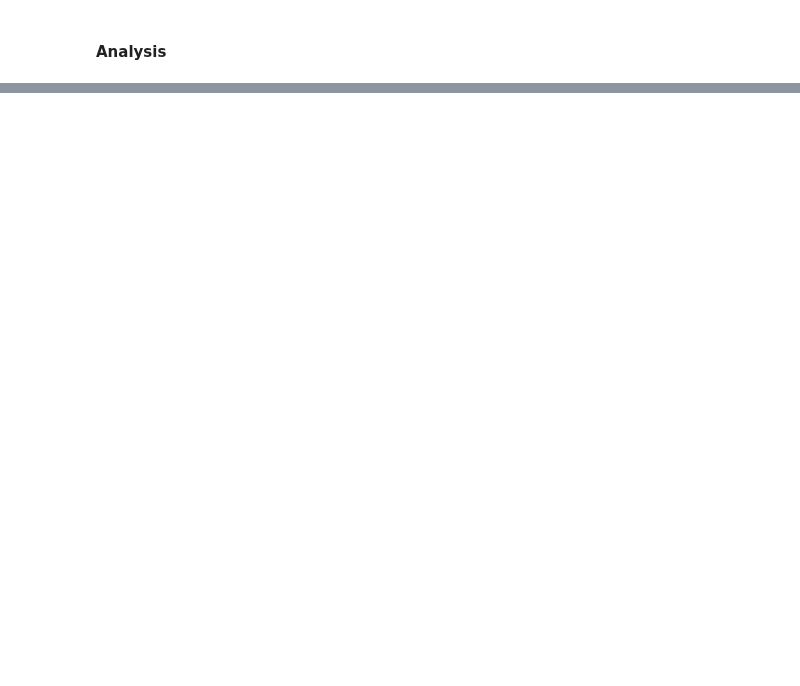
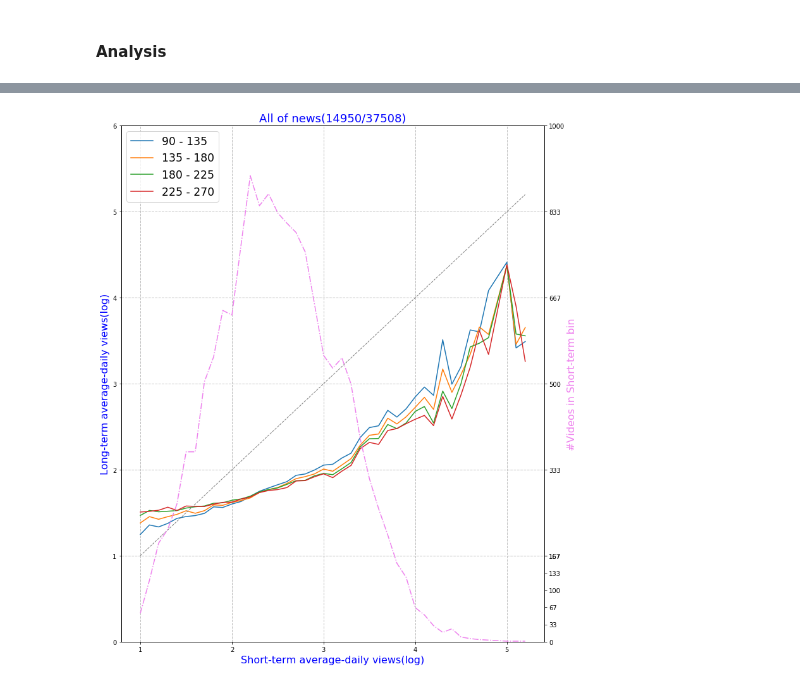
Before and after one commit to septasset/hip-popularity, a Jupyter notebook: data_analysis/engage16.ipynb, the cells around one changed output, grey strips where cells are left out. Drawn from its saved outputs; the diff is of its cells as text; code cells hidden in the pictures; blank space fills up the shorter version.

```diff
--- a/data_analysis/engage16.ipynb
+++ b/data_analysis/engage16.ipynb
@@ -89,0 +96,8 @@ my_util.plot_fixed_window(eval_days, df_total_views_log, test_category)
+# %%
+fig2 = plt.figure(figsize=(12, 15))
+title2 = "All of {}({}/{})".format(test_category, len(df_total_views_log.index), len(vids))
+res2 = my_util.plot_fixed_window(eval_days, df_total_views_log, test_category, fig2,\
+                          title2, average_daily=True)
+plt.savefig('figs/avg/{}.png'.format(test_category), bbox_inches='tight')
+# %% [output]
+[figure, added]
```
Also changed, not shown: parts of 9 cells of this notebook, 43 other files.
